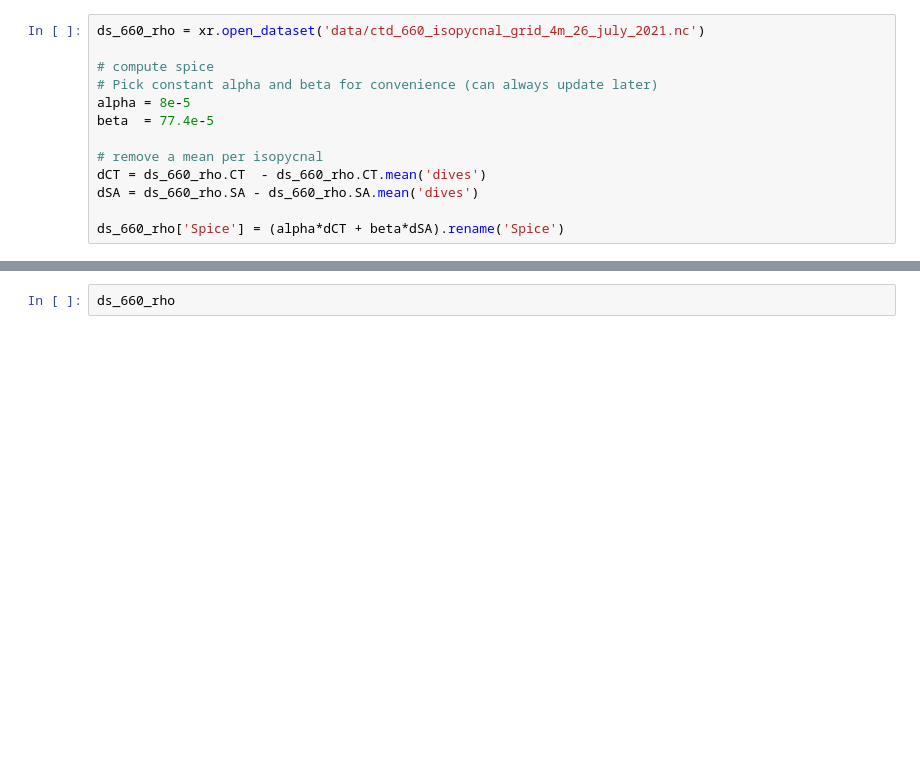
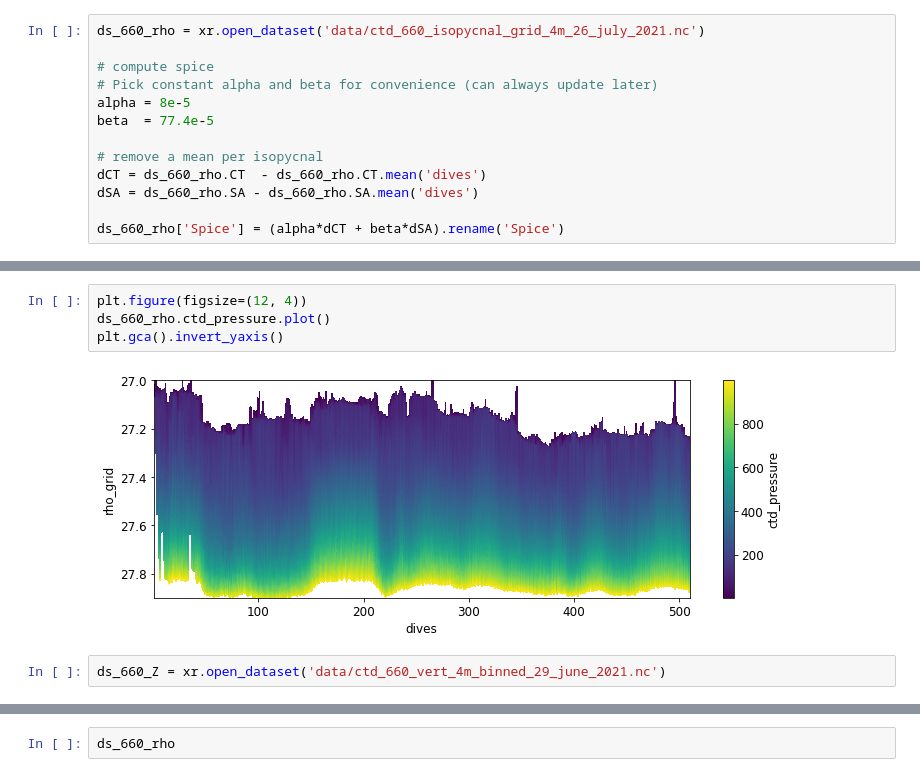
Before and after one commit to dhruvbalwada/sogos, a Jupyter notebook: notebooks/notebooks_variability_paper/vertical_spectra.ipynb, the cells around one changed output, grey strips where cells are left out. Drawn from its saved outputs; the diff is of its cells as text; blank space fills up the shorter version.

```diff
--- a/notebooks/notebooks_variability_paper/vertical_spectra.ipynb
+++ b/notebooks/notebooks_variability_paper/vertical_spectra.ipynb
@@ -34,0 +51,8 @@ ds_660_rho['Spice'] = (alpha*dCT + beta*dSA).rename('Spice')
+# %%
+plt.figure(figsize=(12, 4))
+ds_660_rho.ctd_pressure.plot()
+plt.gca().invert_yaxis()
+# %% [output]
+[figure, added]
+# %%
+ds_660_Z = xr.open_dataset('data/ctd_660_vert_4m_binned_29_june_2021.nc')
```
Also changed, not shown: parts of 7 cells of this notebook, 5 other files.
